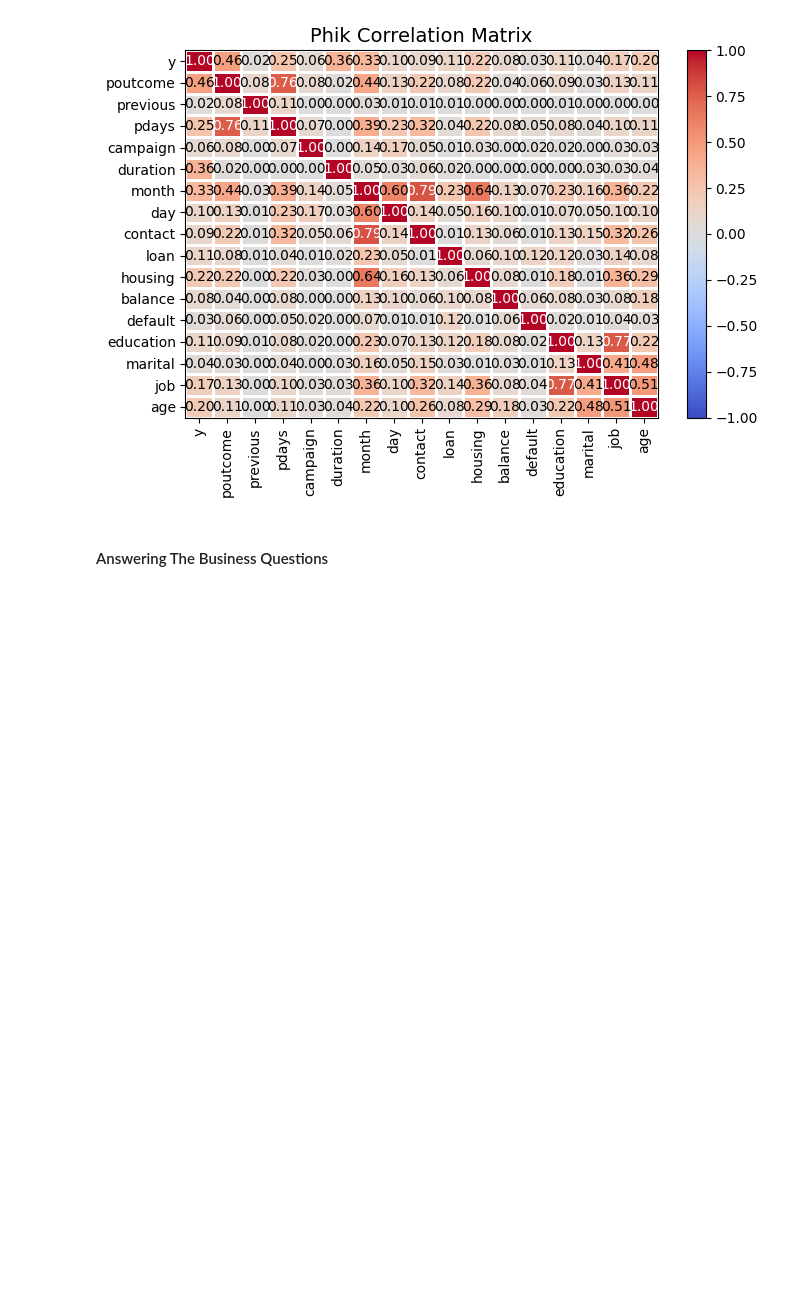
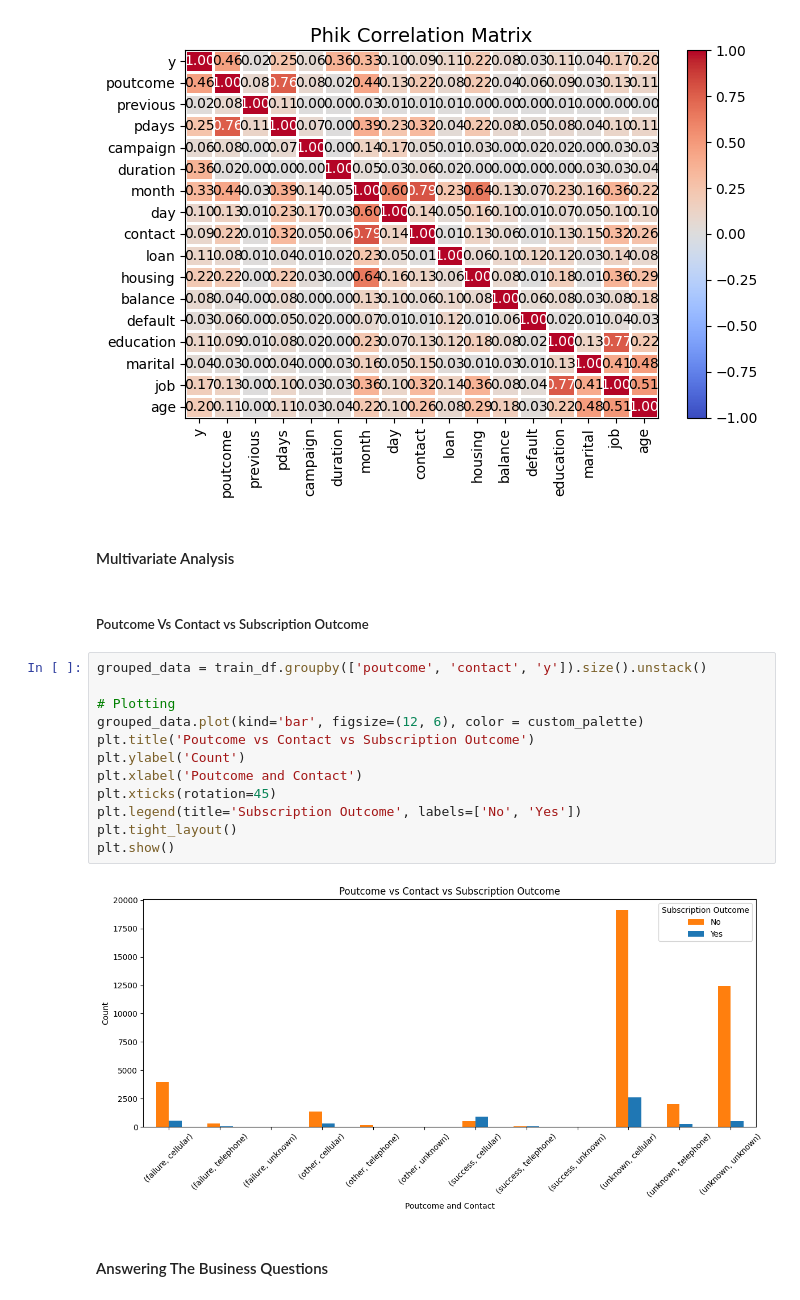
Before and after one commit to adubrightkwartengsnr/Customer_Subscription_Model, a Jupyter notebook: notebooks/customer_subscription.ipynb, the cells around one changed output. Cells and saved outputs as stored; diff of their text form; blank space fills up the shorter version.

```diff
--- a/notebooks/customer_subscription.ipynb
+++ b/notebooks/customer_subscription.ipynb
@@ -518,6 +533,24 @@ plt.show()
 interval columns not set, guessing: ['age', 'balance', 'day', 'duration', 'campaign', 'pdays', 'previous']
 <Figure size 2000x2000 with 0 Axes>
 [figure]
+# %% [markdown]
+#### Multivariate Analysis
+# %% [markdown]
+##### Poutcome Vs Contact vs Subscription Outcome
+# %%
+grouped_data = train_df.groupby(['poutcome', 'contact', 'y']).size().unstack()
+
+# Plotting
+grouped_data.plot(kind='bar', figsize=(12, 6), color = custom_palette)
+plt.title('Poutcome vs Contact vs Subscription Outcome')
+plt.ylabel('Count')
+plt.xlabel('Poutcome and Contact')
+plt.xticks(rotation=45)
+plt.legend(title='Subscription Outcome', labels=['No', 'Yes'])
+plt.tight_layout()
+plt.show()
+# %% [output]
+[figure, added]
 # %% [markdown]
 #### Answering The Business Questions
 # %% [markdown]
```
Also changed, not shown: parts of 3 cells of this notebook, 2 other files.
